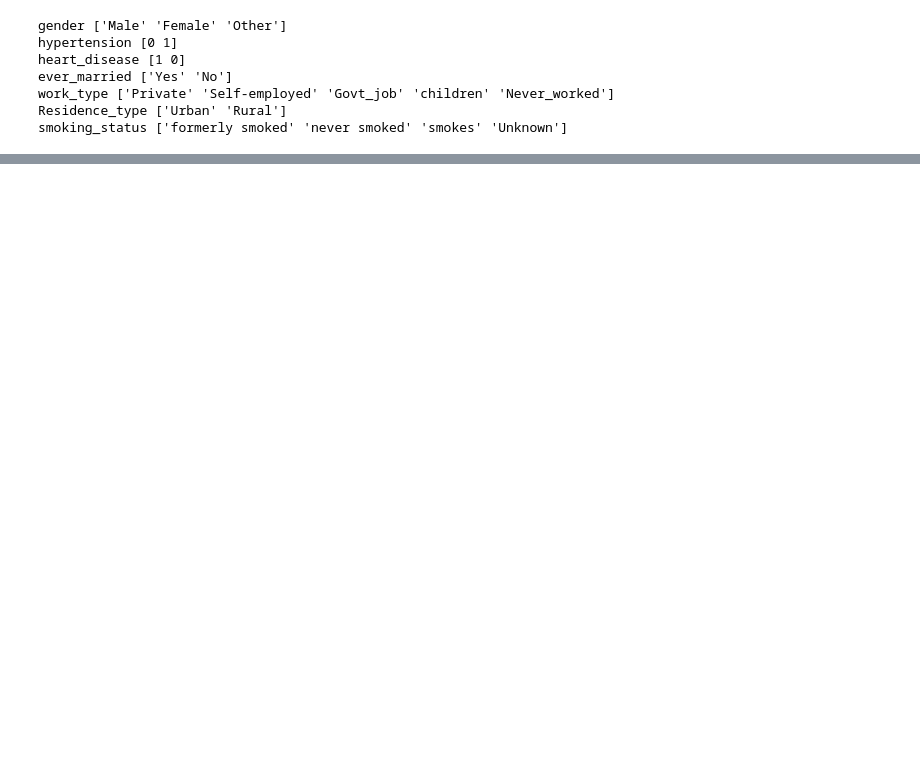
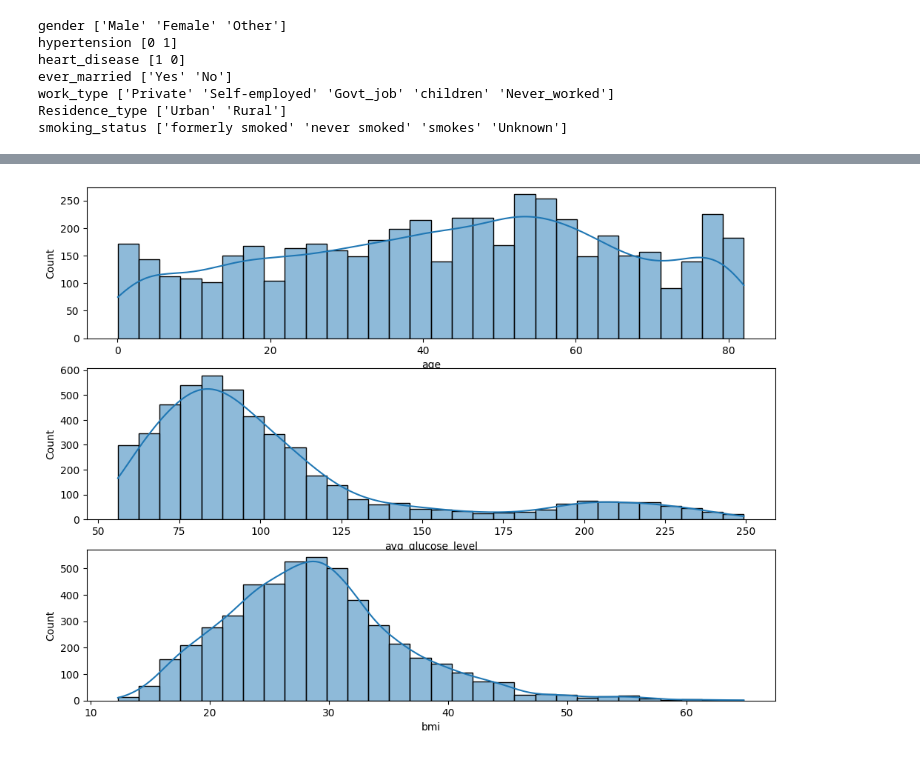
Before and after one commit to JARVIS843/Stroke_Prediction_ML_Project, a Jupyter notebook: ML_project.ipynb, the cells around one changed output, grey strips where cells are left out. Cells and saved outputs as stored; diff of their text form; code cells hidden in the pictures; blank space fills up the shorter version.

```diff
--- a/ML_project.ipynb
+++ b/ML_project.ipynb
@@ -217,0 +224,7 @@ with open("Models/random_forest_model.pkl", 'wb') as f:
+# %%
+plt.figure(figsize=(12,9))
+for i,col in enumerate(df.select_dtypes(float).columns):
+    plt.subplot(3,1,i+1)
+    sns.histplot(data=df,x=col,kde=True,bins=30,palette =sns.color_palette("Set2"))
+# %% [output]
+[figure, added]
```
Also changed, not shown: parts of 94 cells of this notebook.
